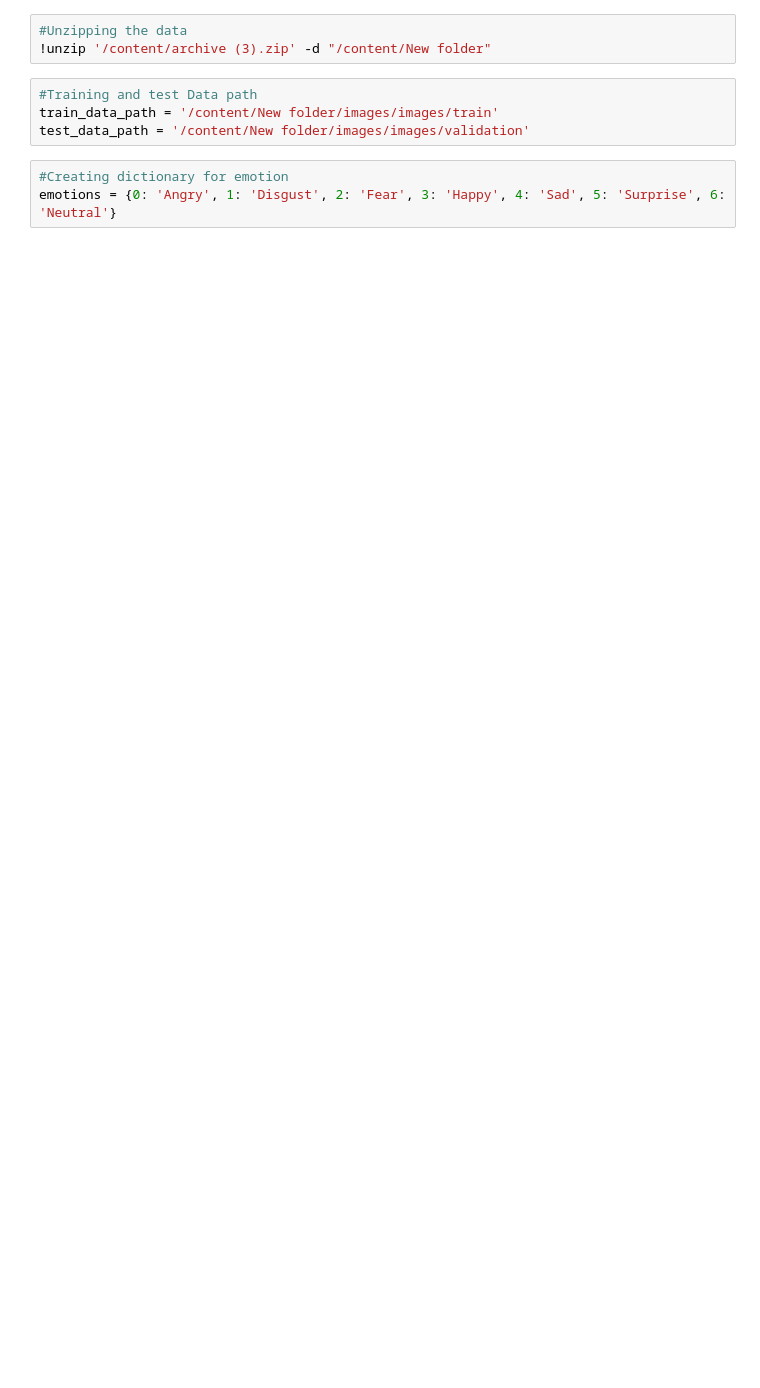
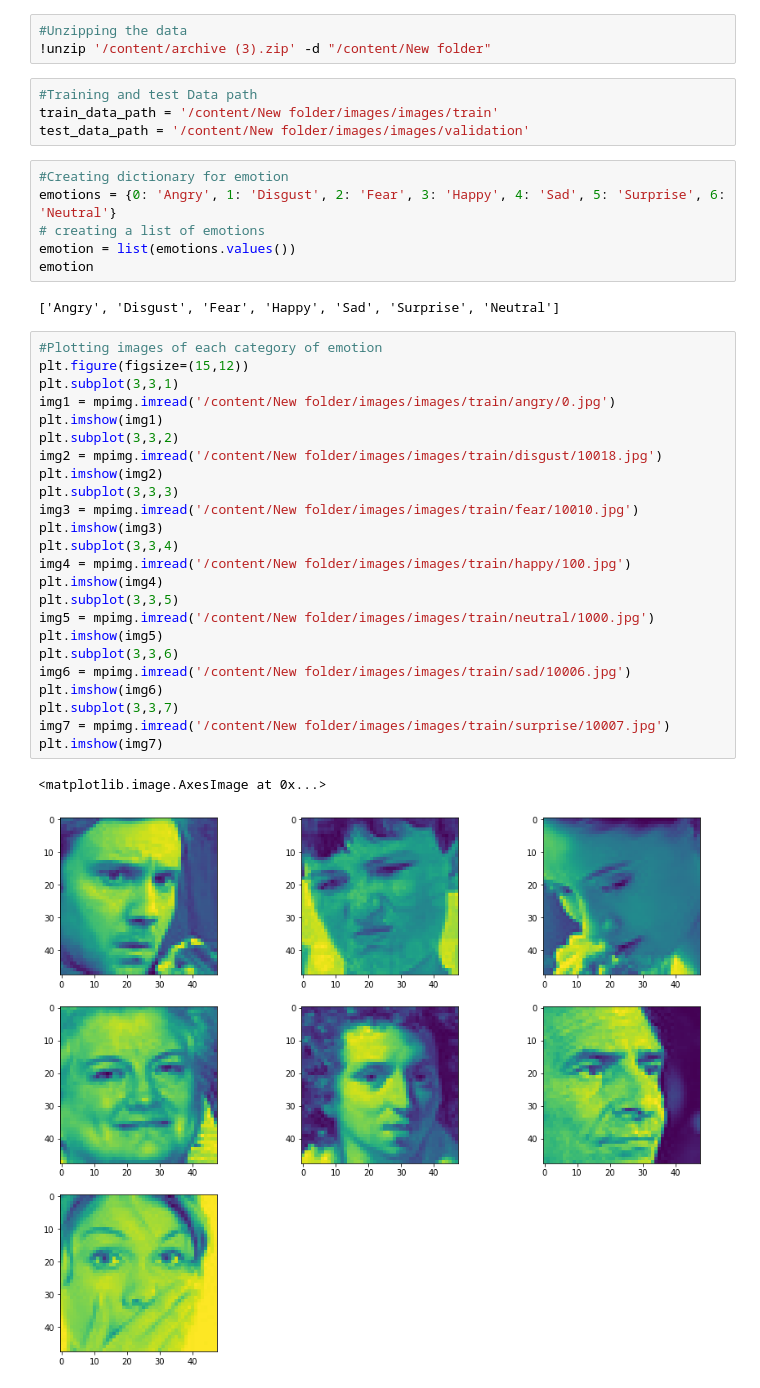
Before and after one commit to omajipawar/Face-Emotion-Recognition, a Jupyter notebook: Face_Emotion_Recognition_(Omaji_Pawar).ipynb, the cells around one changed output. Drawn from its saved outputs; the diff is of its cells as text; blank space fills up the shorter version.

```diff
--- a/Face_Emotion_Recognition_(Omaji_Pawar).ipynb
+++ b/Face_Emotion_Recognition_(Omaji_Pawar).ipynb
@@ -41,6 +42,38 @@ test_data_path = '/content/New folder/images/images/validation'
 # %%
 #Creating dictionary for emotion
 emotions = {0: 'Angry', 1: 'Disgust', 2: 'Fear', 3: 'Happy', 4: 'Sad', 5: 'Surprise', 6: 'Neutral'}
+# creating a list of emotions
+emotion = list(emotions.values())
+emotion
+# %% [output]
+['Angry', 'Disgust', 'Fear', 'Happy', 'Sad', 'Surprise', 'Neutral']
+# %%
+#Plotting images of each category of emotion
+plt.figure(figsize=(15,12))
+plt.subplot(3,3,1)
+img1 = mpimg.imread('/content/New folder/images/images/train/angry/0.jpg')
+plt.imshow(img1)
+plt.subplot(3,3,2)
+img2 = mpimg.imread('/content/New folder/images/images/train/disgust/10018.jpg')
+plt.imshow(img2)
+plt.subplot(3,3,3)
+img3 = mpimg.imread('/content/New folder/images/images/train/fear/10010.jpg')
+plt.imshow(img3)
+plt.subplot(3,3,4)
+img4 = mpimg.imread('/content/New folder/images/images/train/happy/100.jpg')
+plt.imshow(img4)
+plt.subplot(3,3,5)
+img5 = mpimg.imread('/content/New folder/images/images/train/neutral/1000.jpg')
+plt.imshow(img5)
+plt.subplot(3,3,6)
+img6 = mpimg.imread('/content/New folder/images/images/train/sad/10006.jpg')
+plt.imshow(img6)
+plt.subplot(3,3,7)
+img7 = mpimg.imread('/content/New folder/images/images/train/surprise/10007.jpg')
+plt.imshow(img7)
+# %% [output]
+<matplotlib.image.AxesImage at 0x...>
+[figure, added]
 # %%
 #Data preprocessing
 picture_size = 48
```
Also changed, not shown: parts of 7 cells of this notebook.
